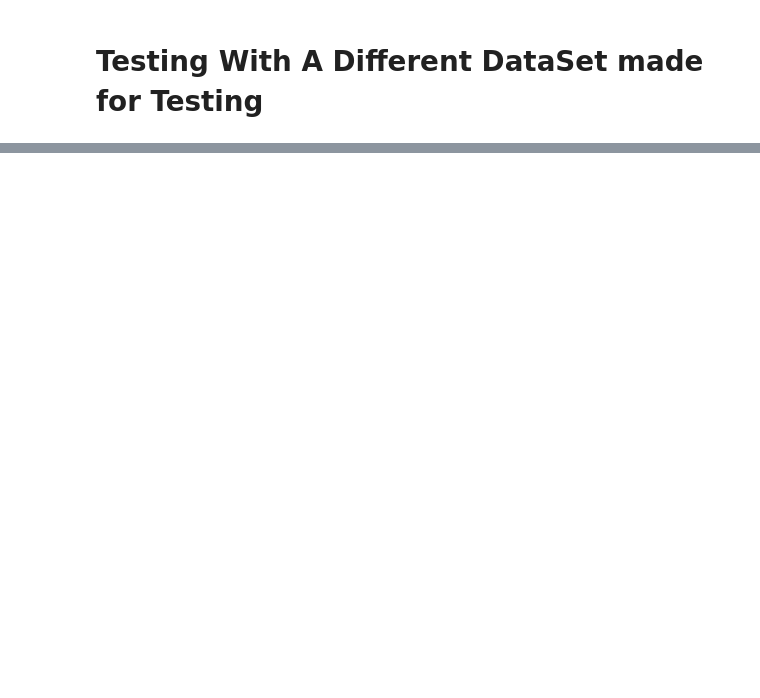
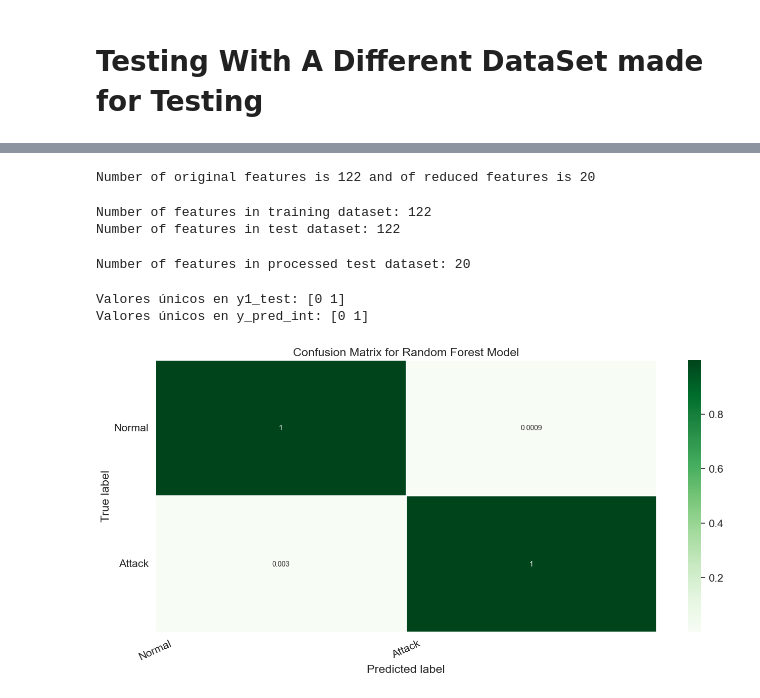
Before and after one commit to DavidVal6/IA_SGSI_PROJECT, a Jupyter notebook: AI_model.ipynb, the cells around one changed output, grey strips where cells are left out. Saved outputs shown, nothing was run; the diff lists cells and outputs as text; code cells hidden in the pictures; blank space fills up the shorter version.

```diff
--- a/AI_model.ipynb
+++ b/AI_model.ipynb
@@ -154,0 +242,60 @@ Training Recall RandomForestClassifier 99.99572841246449  Test Recall RandomFore
+# %%
+x_1 = scaled_train.drop(['outcome', 'level'] , axis = 1).values
+y_1 = scaled_train['outcome'].values
+y1_reg = scaled_train['level'].values
+
+pca = PCA(n_components=20)
+pca = pca.fit(x_1)
+x1_reduced = pca.transform(x_1)
+print("Number of original features is {} and of reduced features is {}".format(x_1.shape[1], x1_reduced.shape[1]))
+
+y = y.astype('int')
+x1_train, x1_test, y1_train, y1_test = train_test_split(x_1, y_1, test_size=0.2, random_state=42)
+x1_train_reduced, x1_test_reduced, y1_train_reduced, y1_test_reduced = train_test_split(x1_reduced, y_1, test_size=0.2, random_state=42)
+x1_train_reg, x1_test_reg, y1_train_reg, y1_test_reg = train_test_split(x_1, y1_reg, test_size=0.2, random_state=42)
+# %% [output]
+Number of original features is 122 and of reduced features is 20
+# %%
+print("Number of features in training dataset:", x_train.shape[1])
+print("Number of features in test dataset:", x1_test.shape[1])
+# %% [output]
+Number of features in training dataset: 122
+Number of features in test dataset: 122
+# %%
+x1_test_processed = pca.transform(x1_test)
+# %%
+print("Number of features in processed test dataset:", x1_test_processed.shape[1])
+# %% [output]
+Number of features in processed test dataset: 20
+# %%
+y_ped = rf.predict(x1_test_processed)
+y_pred_int = y_ped.astype(int)
+# %%
+print("Valores únicos en y1_test:", np.unique(y_test))
+print("Valores únicos en y_pred_int:", np.unique(y_pred_int))
+# %% [output]
+Valores únicos en y1_test: [0 1]
+Valores únicos en y_pred_int: [0 1]
+# %%
+from sklearn.metrics import confusion_matrix
+matrix = confusion_matrix(y_test, y_pred_int)
+matrix = matrix.astype('float') / matrix.sum(axis=1)[:, np.newaxis]
+
+# Build the plot
+plt.figure(figsize=(16,7))
+sns.set(font_scale=1.4)
+sns.heatmap(matrix, annot=True, annot_kws={'size':10},
+            cmap=plt.cm.Greens, linewidths=0.2)
+
+# Add labels to the plot
+class_names = ['Normal', 'Attack']
+tick_marks = np.arange(len(class_names))
+tick_marks2 = tick_marks + 0.5
+plt.xticks(tick_marks, class_names, rotation=25)
+plt.yticks(tick_marks2, class_names, rotation=0)
+plt.xlabel('Predicted label')
+plt.ylabel('True label')
+plt.title('Confusion Matrix for Random Forest Model')
+plt.show()
+# %% [output]
+[figure, added]
```
Also changed, not shown: parts of 11 cells of this notebook, 1 other file.
